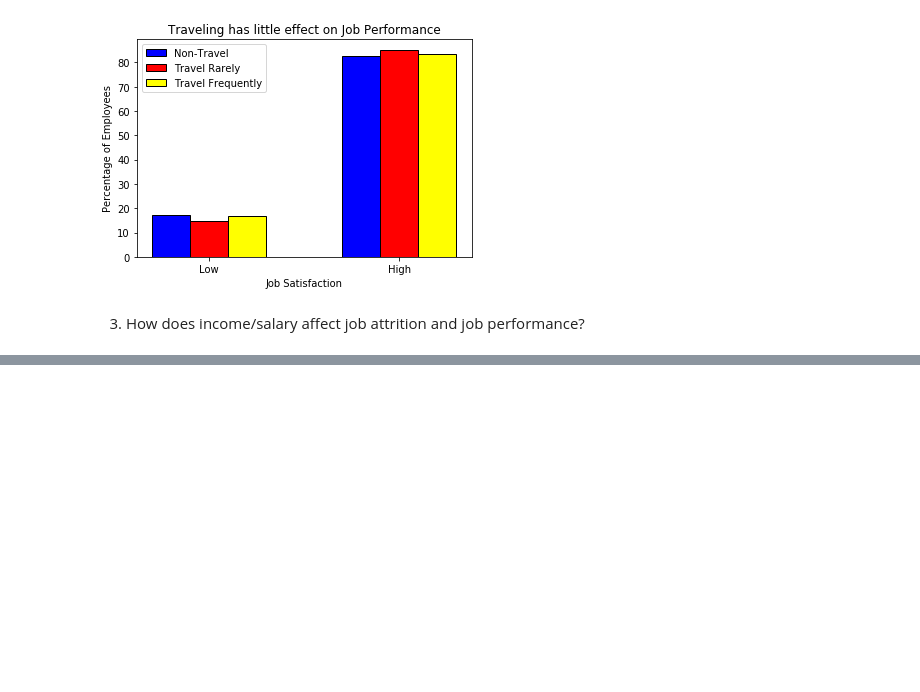
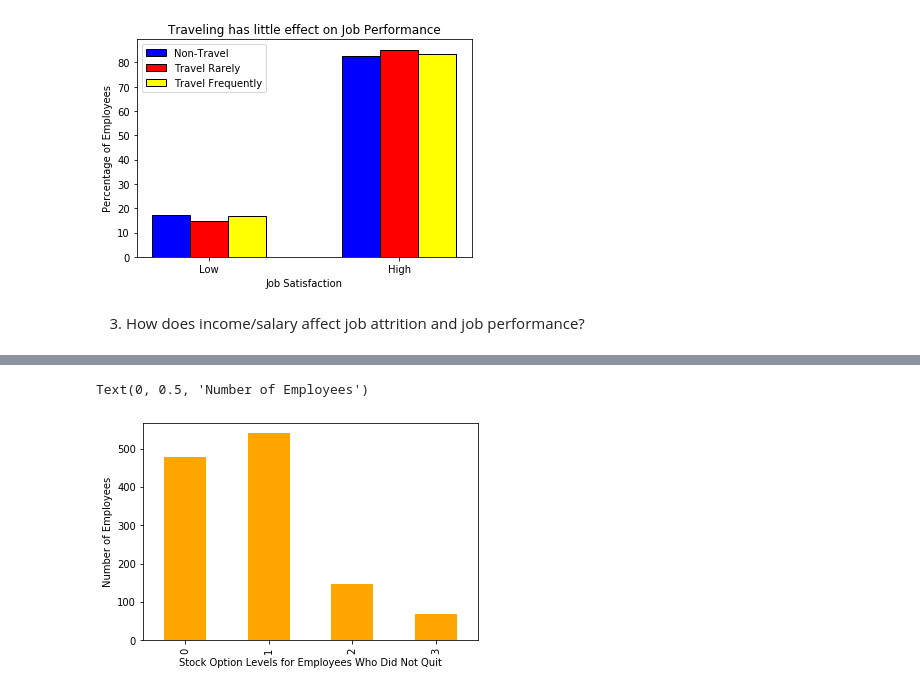
Before and after one commit to Brandyn-Amado/67-364_Project_1, a Jupyter notebook: project_1.ipynb, the cells around one changed output, grey strips where cells are left out. Drawn from its saved outputs; the diff is of its cells as text; code cells hidden in the pictures; blank space fills up the shorter version.

```diff
--- a/project_1.ipynb
+++ b/project_1.ipynb
@@ -153,0 +202,8 @@ plt.show()
+# %%
+ibm_no_stock = ibm_no['StockOptionLevel']
+ax = ibm_no_stock.value_counts().sort_index().plot.bar(color='orange')
+ax.set_xlabel("Stock Option Levels for Employees Who Did Not Quit")
+ax.set_ylabel("Number of Employees")
+# %% [output]
+Text(0, 0.5, 'Number of Employees')
+[figure, added]
```
Also changed, not shown: parts of 8 cells of this notebook.
